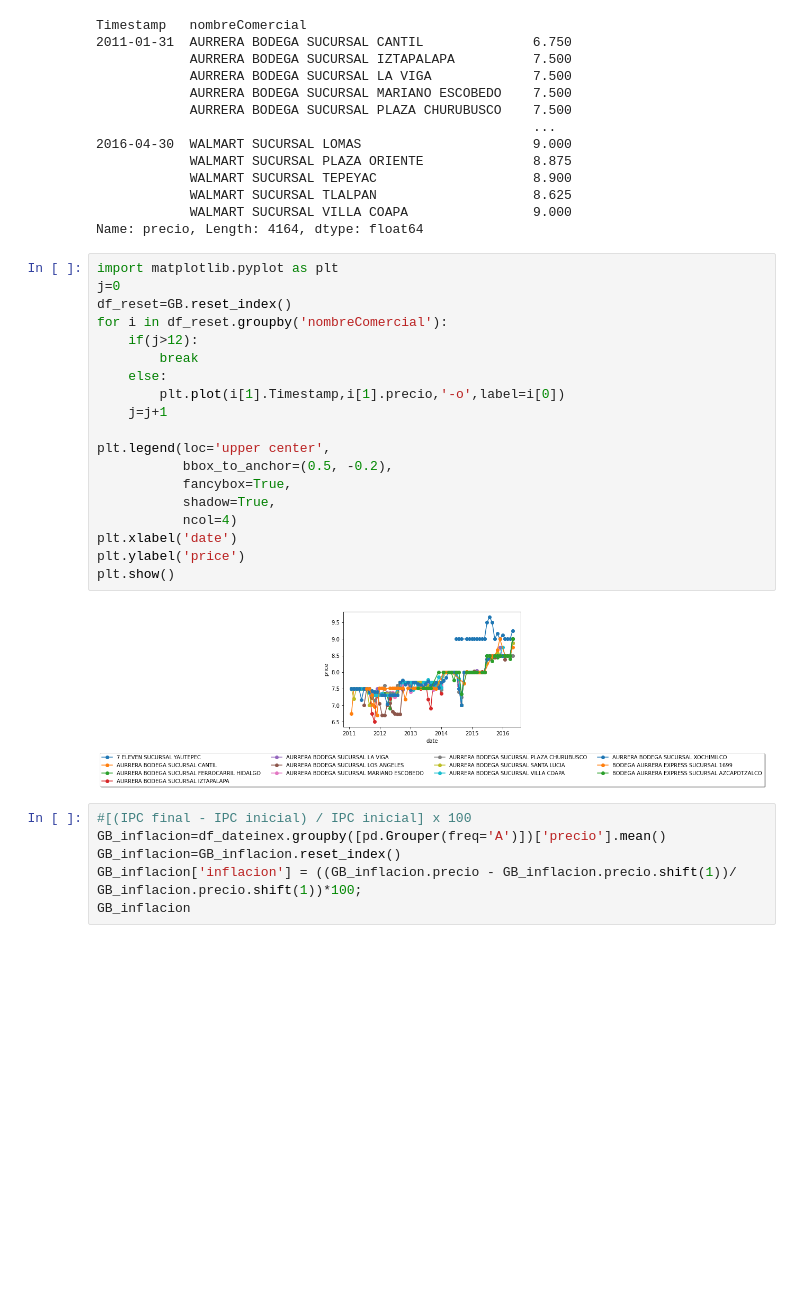
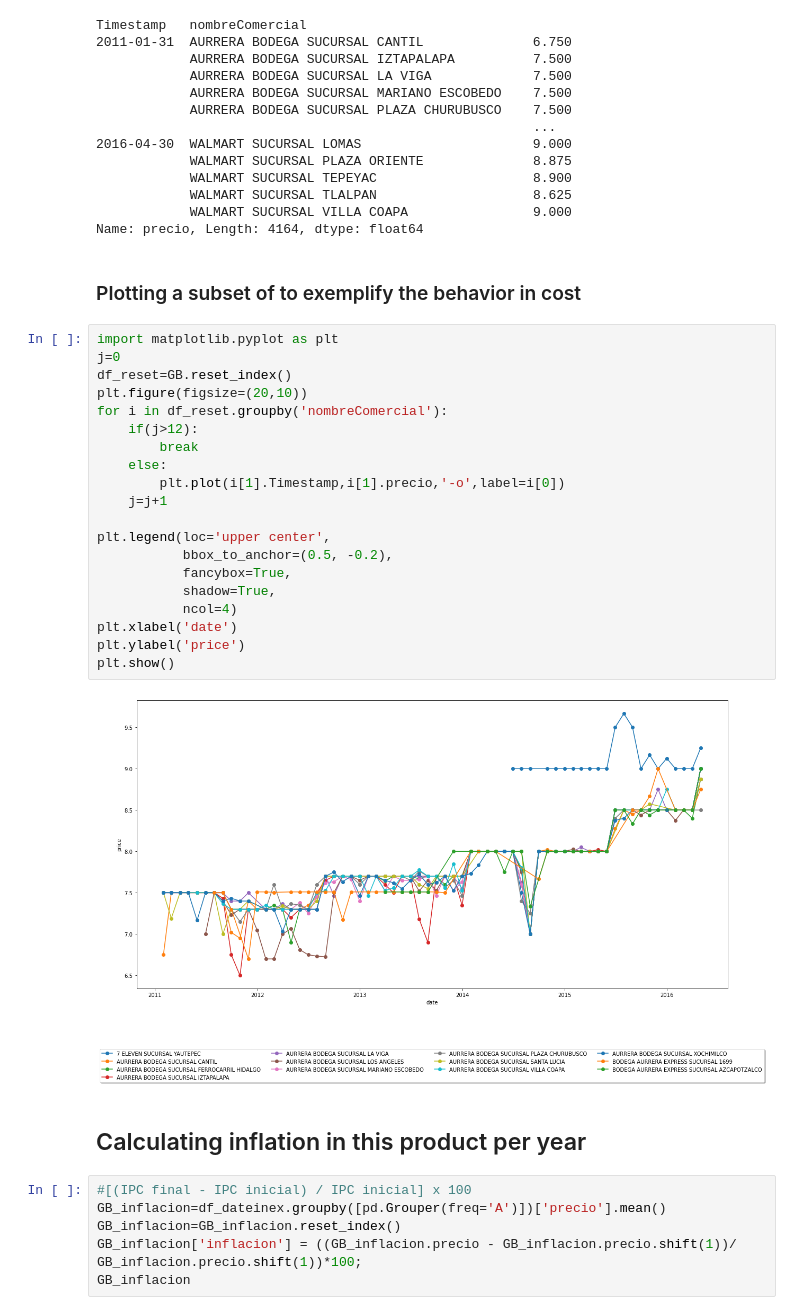
Before and after one commit to cglll/data-engineering-bootcamp, a Jupyter notebook: TaskExcercise.ipynb, the cells around one changed output. Cells and saved outputs as stored; diff of their text form; blank space fills up the shorter version.

```diff
--- a/TaskExcercise.ipynb
+++ b/TaskExcercise.ipynb
@@ -452,27 +435,32 @@ Timestamp   nombreComercial
             WALMART SUCURSAL TLALPAN                    8.625
             WALMART SUCURSAL VILLA COAPA                9.000
 Name: precio, Length: 4164, dtype: float64
+# %% [markdown]
+### Plotting a subset of to exemplify the behavior in cost
 # %%
 import matplotlib.pyplot as plt
 j=0
 df_reset=GB.reset_index()
+plt.figure(figsize=(20,10))
 for i in df_reset.groupby('nombreComercial'):
     if(j>12):
         break
     else:
         plt.plot(i[1].Timestamp,i[1].precio,'-o',label=i[0])
     j=j+1
 
 plt.legend(loc='upper center',
            bbox_to_anchor=(0.5, -0.2),
            fancybox=True,
            shadow=True,
            ncol=4)
 plt.xlabel('date')
 plt.ylabel('price')
 plt.show()
 # %% [output]
-[figure, old version]
+[figure, new version]
+# %% [markdown]
+## Calculating inflation in this product per year
 # %%
 #[(IPC final - IPC inicial) / IPC inicial] x 100
 GB_inflacion=df_dateinex.groupby([pd.Grouper(freq='A')])['precio'].mean()
```
Also changed, not shown: parts of 9 cells of this notebook.
